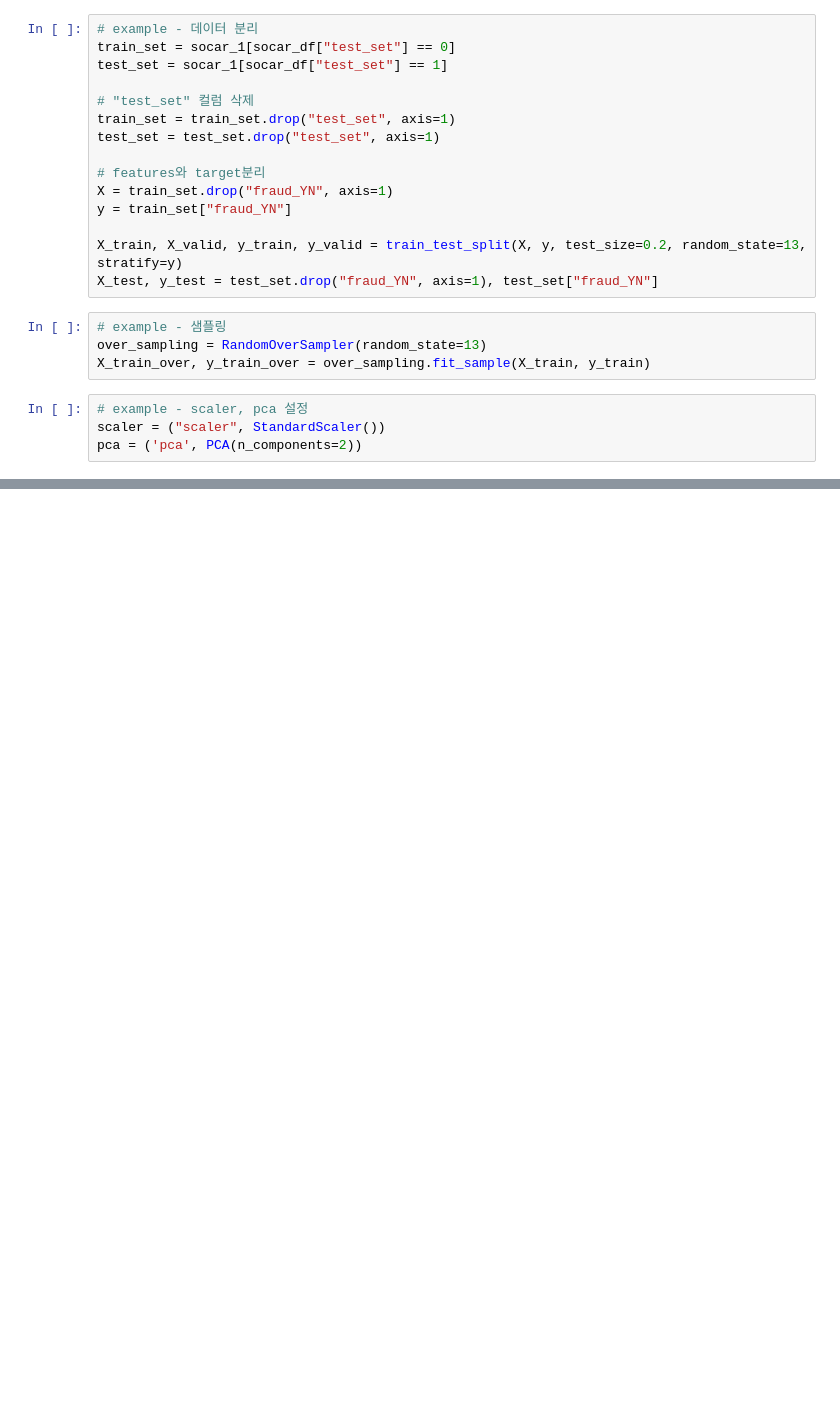
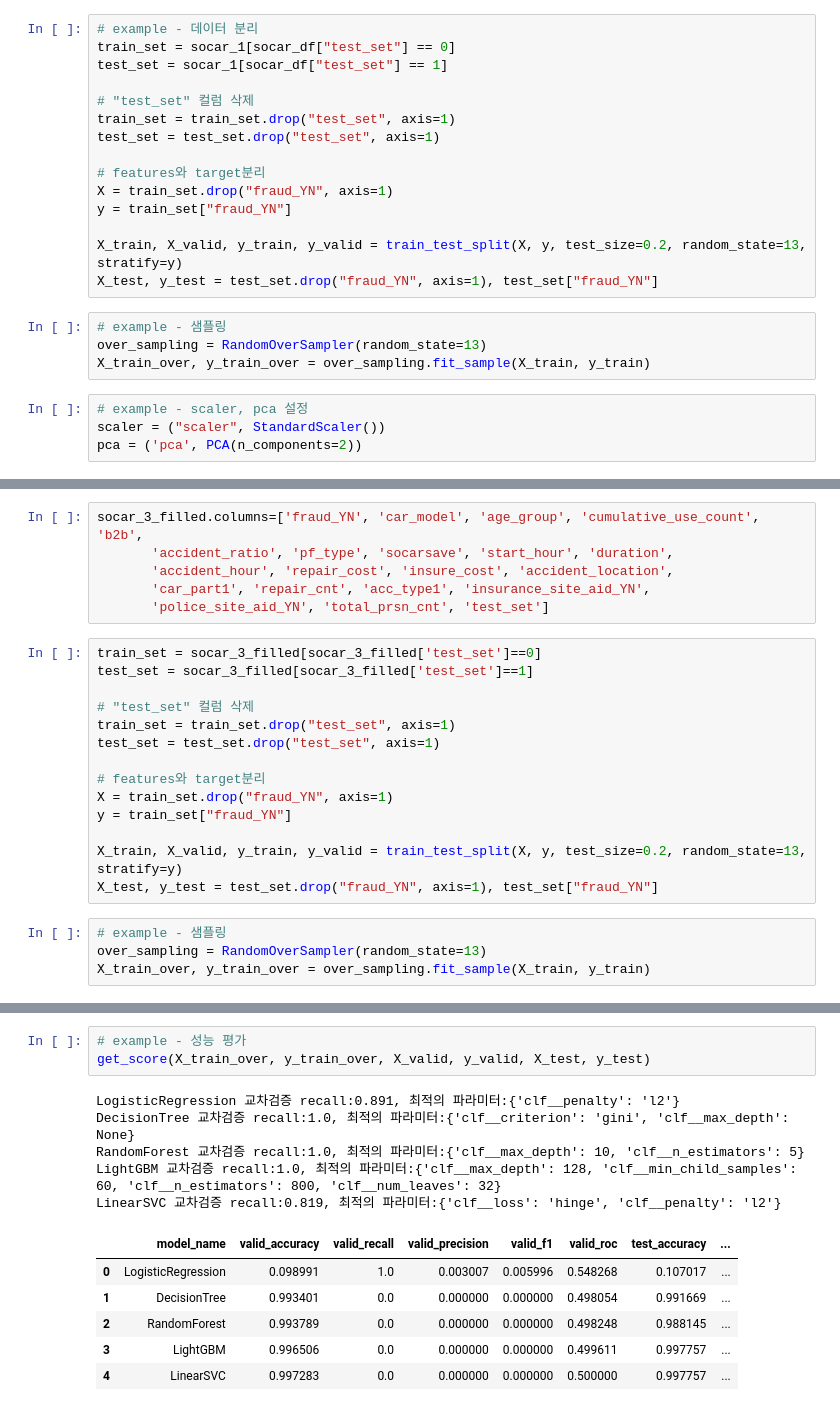
Before and after one commit to Yenabeam/dss_prjt_socar, a Jupyter notebook: socar.ipynb, the cells around one changed output, grey strips where cells are left out. Saved outputs shown, nothing was run; the diff lists cells and outputs as text; blank space fills up the shorter version.

```diff
--- a/socar.ipynb
+++ b/socar.ipynb
@@ -549,0 +665,24 @@ get_score(X_train_over, y_train_over, X_valid, y_valid, X_test, y_test)
+# %%
+socar_3_filled.columns=['fraud_YN', 'car_model', 'age_group', 'cumulative_use_count', 'b2b',
+       'accident_ratio', 'pf_type', 'socarsave', 'start_hour', 'duration',
+       'accident_hour', 'repair_cost', 'insure_cost', 'accident_location',
+       'car_part1', 'repair_cnt', 'acc_type1', 'insurance_site_aid_YN',
+       'police_site_aid_YN', 'total_prsn_cnt', 'test_set']
+# %%
+train_set = socar_3_filled[socar_3_filled['test_set']==0]
+test_set = socar_3_filled[socar_3_filled['test_set']==1]
+
+# "test_set" 컬럼 삭제
+train_set = train_set.drop("test_set", axis=1)
+test_set = test_set.drop("test_set", axis=1)
+
+# features와 target분리
+X = train_set.drop("fraud_YN", axis=1)
+y = train_set["fraud_YN"]
+
+X_train, X_valid, y_train, y_valid = train_test_split(X, y, test_size=0.2, random_state=13, stratify=y)
+X_test, y_test = test_set.drop("fraud_YN", axis=1), test_set["fraud_YN"]
+# %%
+# example - 샘플링
+over_sampling = RandomOverSampler(random_state=13)
+X_train_over, y_train_over = over_sampling.fit_sample(X_train, y_train)
@@ -549,0 +715,15 @@ get_score(X_train_over, y_train_over, X_valid, y_valid, X_test, y_test)
+# %%
+# example - 성능 평가
+get_score(X_train_over, y_train_over, X_valid, y_valid, X_test, y_test)
+# %% [output]
+LogisticRegression 교차검증 recall:0.891, 최적의 파라미터:{'clf__penalty': 'l2'}
+DecisionTree 교차검증 recall:1.0, 최적의 파라미터:{'clf__criterion': 'gini', 'clf__max_depth': None}
+RandomForest 교차검증 recall:1.0, 최적의 파라미터:{'clf__max_depth': 10, 'clf__n_estimators': 5}
+LightGBM 교차검증 recall:1.0, 최적의 파라미터:{'clf__max_depth': 128, 'clf__min_child_samples': 60, 'clf__n_estimators': 800, 'clf__num_leaves': 32}
+LinearSVC 교차검증 recall:0.819, 최적의 파라미터:{'clf__loss': 'hinge', 'clf__penalty': 'l2'}
+|  | model_name | valid_accuracy | valid_recall | valid_precision | valid_f1 | valid_roc | test_accuracy | ... |
+| 0 | LogisticRegression | 0.098991 | 1.0 | 0.003007 | 0.005996 | 0.548268 | 0.107017 | ... |
+| 1 | DecisionTree | 0.993401 | 0.0 | 0.000000 | 0.000000 | 0.498054 | 0.991669 | ... |
+| 2 | RandomForest | 0.993789 | 0.0 | 0.000000 | 0.000000 | 0.498248 | 0.988145 | ... |
+| 3 | LightGBM | 0.996506 | 0.0 | 0.000000 | 0.000000 | 0.499611 | 0.997757 | ... |
+| 4 | LinearSVC | 0.997283 | 0.0 | 0.000000 | 0.000000 | 0.500000 | 0.997757 | ... |
```
Also changed, not shown: parts of 11 cells of this notebook.
